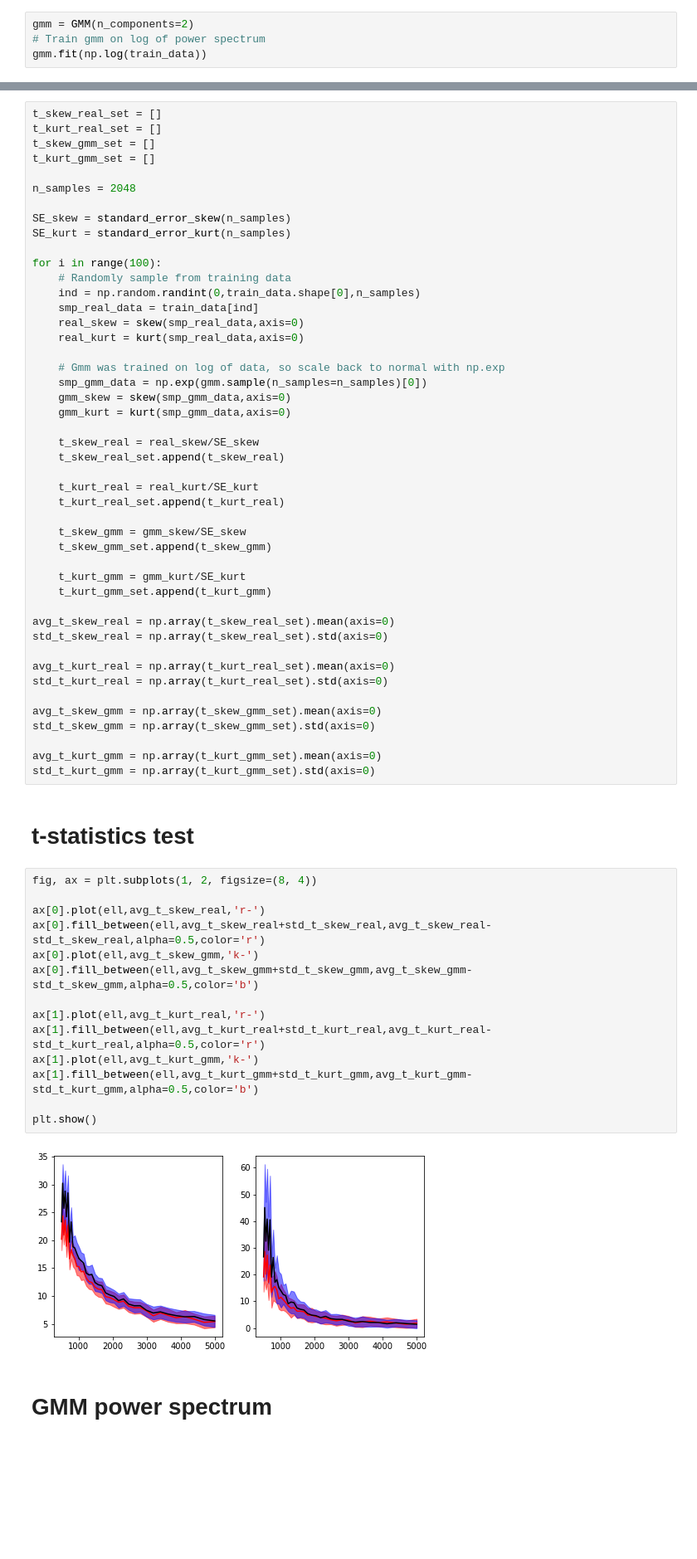
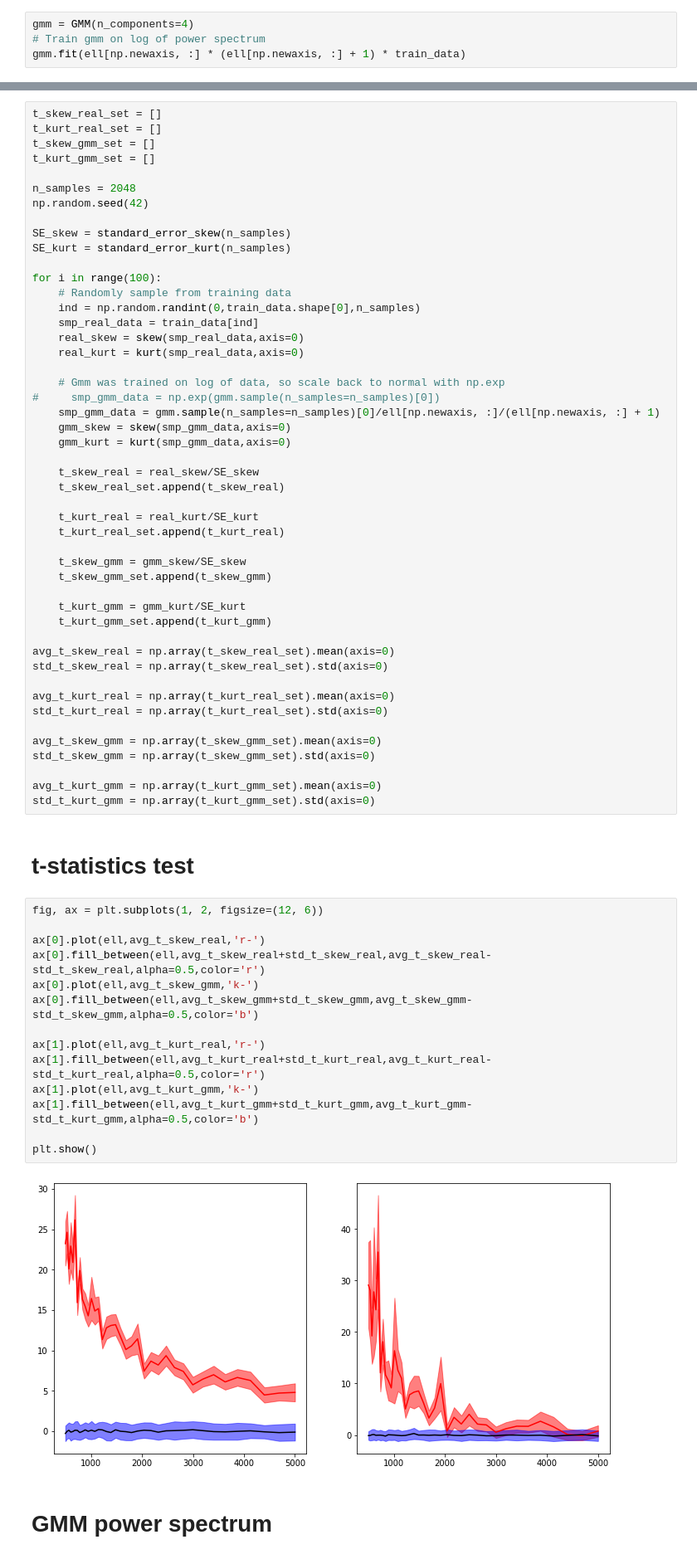
Before and after one commit to AlexandreAdam/FlowBasedLikelihoods, a Jupyter notebook: notebook/GMM.ipynb, the cells around one changed output, grey strips where cells are left out. Shown at 83% size. Cells and saved outputs as stored; diff of their text form; blank space fills up the shorter version.

```diff
--- a/notebook/GMM.ipynb
+++ b/notebook/GMM.ipynb
@@ -29,7 +29,7 @@ ell_bins = [f"ell{i}" for i in range(37)]
 ell = np.logspace(np.log10(500), np.log10(5000),37)
 train_data = data[ell_bins].to_numpy()
 # %%
-gmm = GMM(n_components=2)
+gmm = GMM(n_components=4)
 # Train gmm on log of power spectrum
-gmm.fit(np.log(train_data))
+gmm.fit(ell[np.newaxis, :] * (ell[np.newaxis, :] + 1) * train_data)
 # %% [output]
@@ -41,6 +41,7 @@ t_skew_gmm_set = []
 t_kurt_gmm_set = []
 
 n_samples = 2048
+np.random.seed(42)
 
 SE_skew = standard_error_skew(n_samples)
 SE_kurt = standard_error_kurt(n_samples)
@@ -53,7 +54,8 @@ for i in range(100):
     real_kurt = kurt(smp_real_data,axis=0)
 
     # Gmm was trained on log of data, so scale back to normal with np.exp
-    smp_gmm_data = np.exp(gmm.sample(n_samples=n_samples)[0])
+#     smp_gmm_data = np.exp(gmm.sample(n_samples=n_samples)[0])
+    smp_gmm_data = gmm.sample(n_samples=n_samples)[0]/ell[np.newaxis, :]/(ell[np.newaxis, :] + 1)
     gmm_skew = skew(smp_gmm_data,axis=0)
     gmm_kurt = kurt(smp_gmm_data,axis=0)
 
@@ -83,21 +85,21 @@ std_t_kurt_gmm = np.array(t_kurt_gmm_set).std(axis=0)
 # %% [markdown]
 # t-statistics test
 # %%
-fig, ax = plt.subplots(1, 2, figsize=(8, 4))
+fig, ax = plt.subplots(1, 2, figsize=(12, 6))
 
 ax[0].plot(ell,avg_t_skew_real,'r-')
 ax[0].fill_between(ell,avg_t_skew_real+std_t_skew_real,avg_t_skew_real-std_t_skew_real,alpha=0.5,color='r')
 ax[0].plot(ell,avg_t_skew_gmm,'k-')
 ax[0].fill_between(ell,avg_t_skew_gmm+std_t_skew_gmm,avg_t_skew_gmm-std_t_skew_gmm,alpha=0.5,color='b')
 
 ax[1].plot(ell,avg_t_kurt_real,'r-')
 ax[1].fill_between(ell,avg_t_kurt_real+std_t_kurt_real,avg_t_kurt_real-std_t_kurt_real,alpha=0.5,color='r')
 ax[1].plot(ell,avg_t_kurt_gmm,'k-')
 ax[1].fill_between(ell,avg_t_kurt_gmm+std_t_kurt_gmm,avg_t_kurt_gmm-std_t_kurt_gmm,alpha=0.5,color='b')
 
 plt.show()
 # %% [output]
-[figure, old version]
+[figure, new version]
 # %% [markdown]
 # GMM power spectrum
 # %%
```
Also changed, not shown: parts of 5 cells of this notebook, 7 other files.
